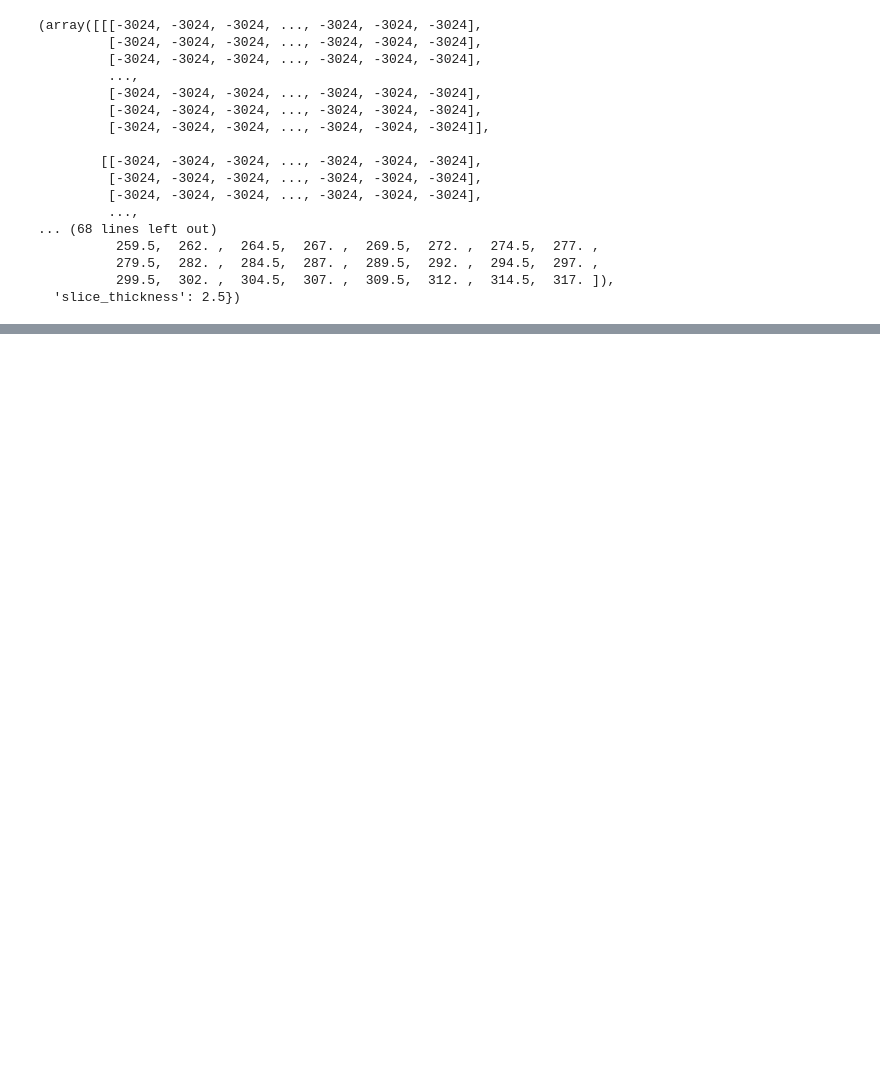
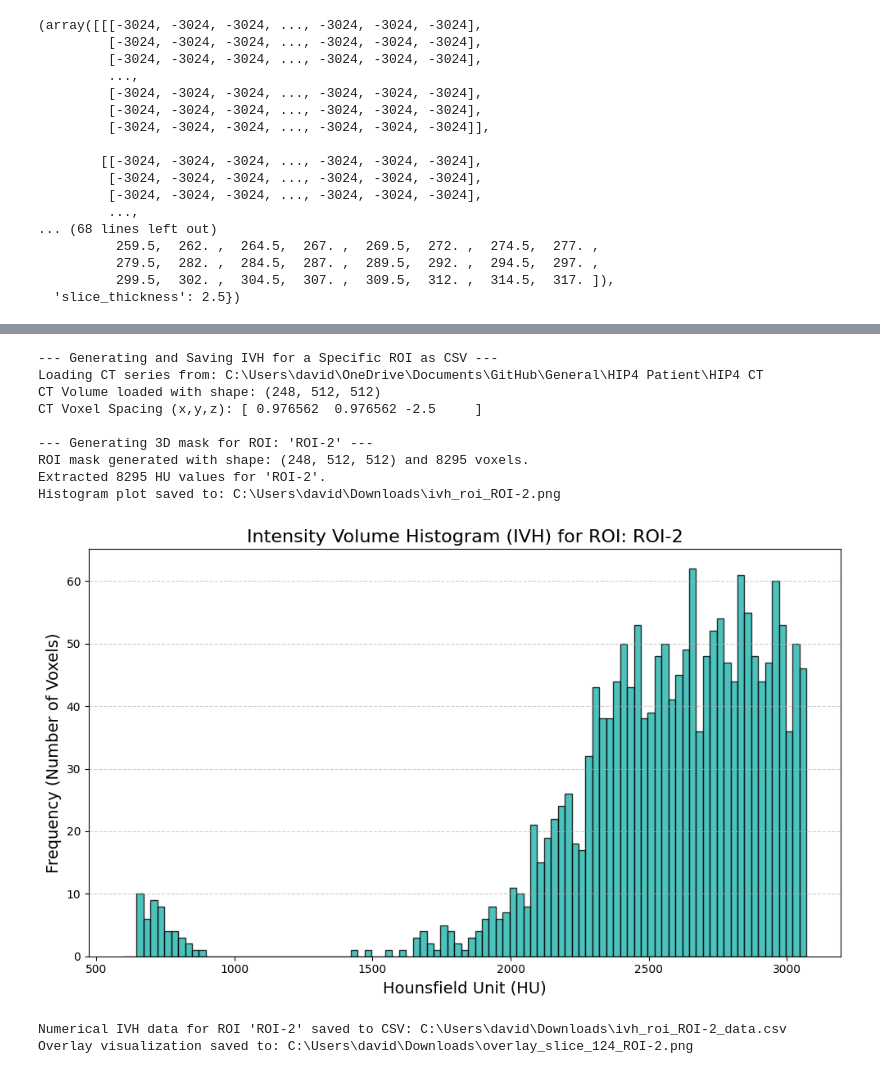
Before and after one commit to blueberrytoasts/Density_Override_DD, a Jupyter notebook: IVH Generator from Contours.ipynb, the cells around one changed output, grey strips where cells are left out. Drawn from its saved outputs; the diff is of its cells as text; code cells hidden in the pictures; blank space fills up the shorter version.

```diff
--- a/IVH Generator from Contours.ipynb
+++ b/IVH Generator from Contours.ipynb
@@ -395,0 +281,31 @@ Overlay visualization saved to: C:\Users\david\Downloads\overlay_slice_124_ROI-1
+# %%
+# --- Main Execution Call (how you would use the new function) ---
+if __name__ == "__main__":
+    # IMPORTANT: REPLACE THESE WITH YOUR ACTUAL PATHS
+    ct_series_directory = r"C:\Users\david\OneDrive\Documents\GitHub\General\HIP4 Patient\HIP4 CT"
+    rtstruct_file_path = r"C:\Users\david\OneDrive\Documents\GitHub\General\HIP4 Patient\HIP4 RSTRUCT\2.16.840.1.114362.1.12177026.23360333229.708561731.777.13.dcm"
+
+    hip_implant_roi_name = "ROI-2" # Make sure this matches your ROI name exactly
+
+    # Directory where you want to save the output histogram data and plots
+    output_save_directory = r"C:\Users\david\Downloads" # Change this to your desired output folder
+
+    # Create the output directory if it doesn't exist
+    os.makedirs(output_save_directory, exist_ok=True)
+
+    # --- Call the function to generate and save the histogram for the ROI ---
+    print("\n--- Generating and Saving IVH for a Specific ROI as CSV ---")
+    generate_histogram(ct_series_directory, rtstruct_file_path, hip_implant_roi_name, output_save_directory)
+# %% [output]
+--- Generating and Saving IVH for a Specific ROI as CSV ---
+Loading CT series from: C:\Users\david\OneDrive\Documents\GitHub\General\HIP4 Patient\HIP4 CT
+CT Volume loaded with shape: (248, 512, 512)
+CT Voxel Spacing (x,y,z): [ 0.976562  0.976562 -2.5     ]
+
+--- Generating 3D mask for ROI: 'ROI-2' ---
+ROI mask generated with shape: (248, 512, 512) and 8295 voxels.
+Extracted 8295 HU values for 'ROI-2'.
+Histogram plot saved to: C:\Users\david\Downloads\ivh_roi_ROI-2.png
+[figure, added]
+Numerical IVH data for ROI 'ROI-2' saved to CSV: C:\Users\david\Downloads\ivh_roi_ROI-2_data.csv
+Overlay visualization saved to: C:\Users\david\Downloads\overlay_slice_124_ROI-2.png
```
Also changed, not shown: parts of 3 cells of this notebook.
